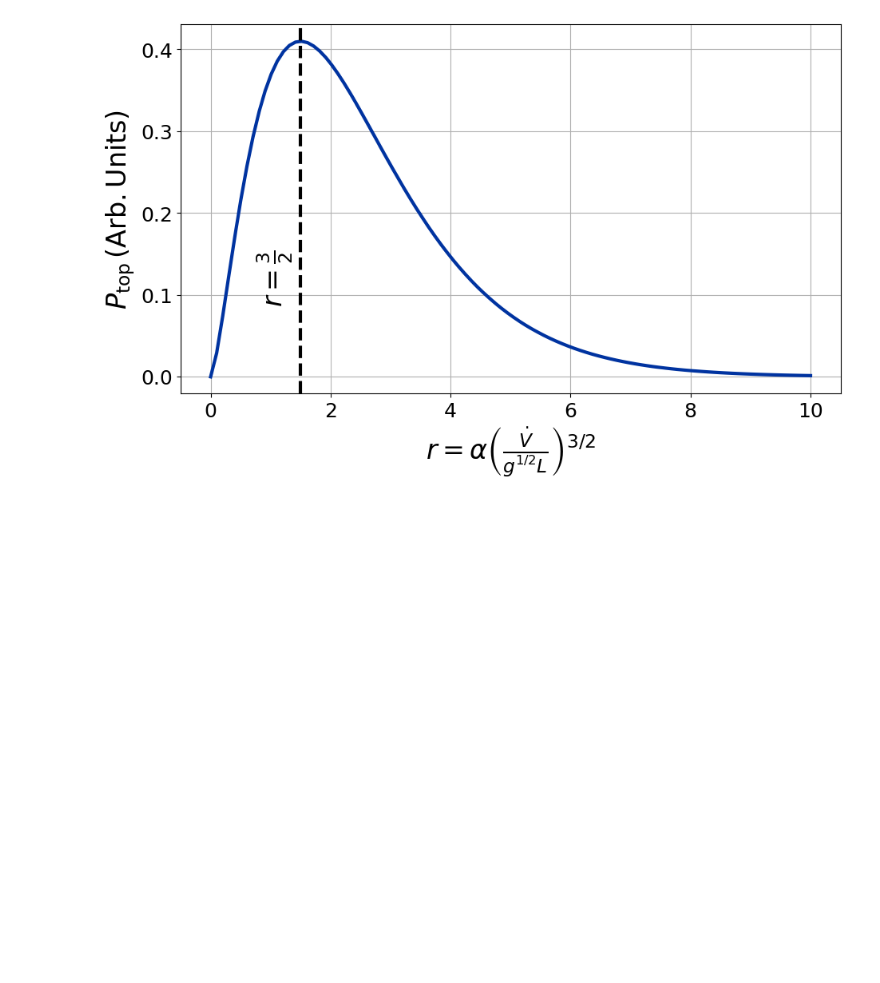
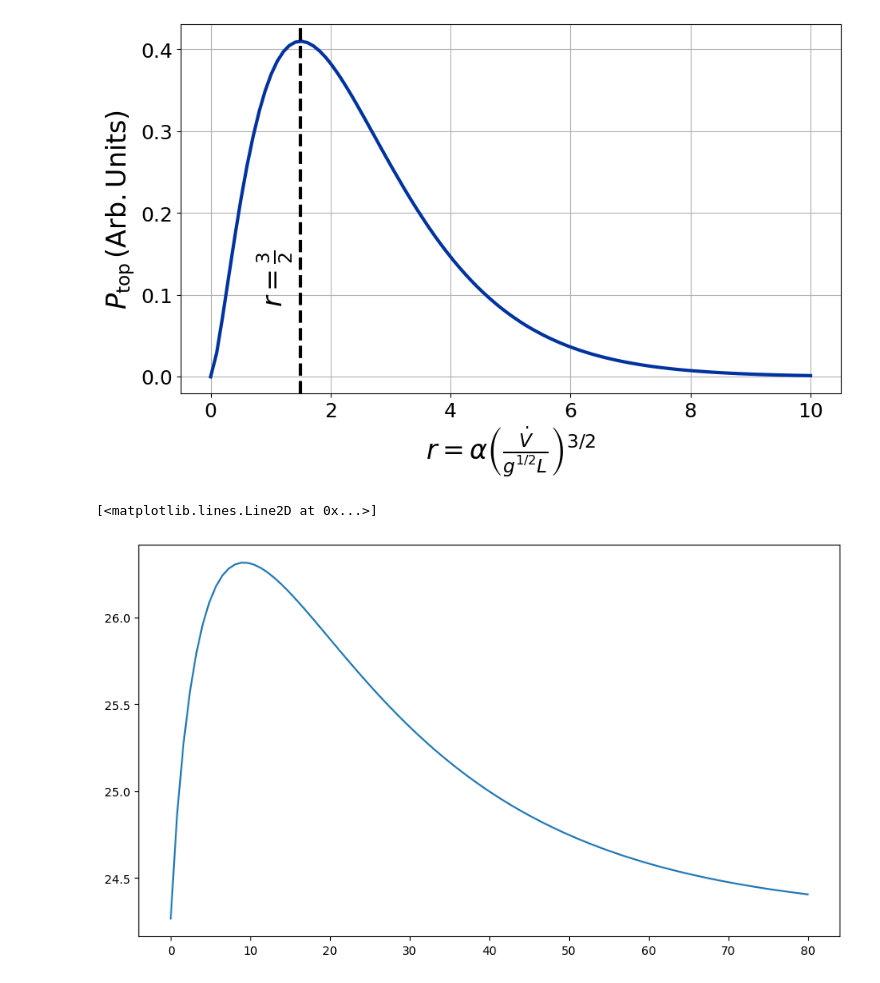
Before and after one commit to BoiseStatePlanetary/Acoustic-Energy-from-Whitewater, a Jupyter notebook: code/Acoustic Power Scaling.ipynb, the cells around one changed output. Cells and saved outputs as stored; diff of their text form; code cells hidden in the pictures; blank space fills up the shorter version.

Commit message:
Added Anderson's figure and data

```diff
--- a/code/Acoustic Power Scaling.ipynb
+++ b/code/Acoustic Power Scaling.ipynb
@@ -10,6 +11,14 @@ aspect_ratio = 16./9.
 # %%
 def calc_Ptop_scaling(r):
     return r**(3./2)*np.exp(-r)
+
+def calc_P_bubble(tau, T=72.8e-3):
+    # 72.8 millinewtons (mN) per meter for water from wikipedia
+
+    return T/3./tau
+
+def calc_P_acoustic(V_dot, kappa, V_dot_0, kappa_bubble, tau, T=72.8e-3):
+    return kappa*V_dot*np.exp(-(V_dot/V_dot_0)**(2./3)) + kappa_bubble*T/3./tau
 # %%
 fig = plt.figure(figsize=(6*aspect_ratio, 6))
 ax = fig.add_subplot(111)
@@ -31,2 +40,17 @@ fig.savefig("../figures/P_top_scaling.jpg", bbox_inches="tight", dpi=300)
 # %% [output]
 [figure]
+# %%
+fig = plt.figure(figsize=(6*aspect_ratio, 6))
+ax = fig.add_subplot(111)
+
+V_dot = np.linspace(0., 80., 100) # m^3/s
+kappa = 1.
+kappa_bubble = 1.
+V_dot_0 = 5.
+tau = 1e-3 # 1 millisecond
+
+P_acoustic = calc_P_acoustic(V_dot, kappa, V_dot_0, kappa_bubble, tau)
+ax.plot(V_dot, P_acoustic)
+# %% [output]
+[<matplotlib.lines.Line2D at 0x...>]
+[figure, added]
```
Also changed, not shown: parts of 3 cells of this notebook, 5 other files.
